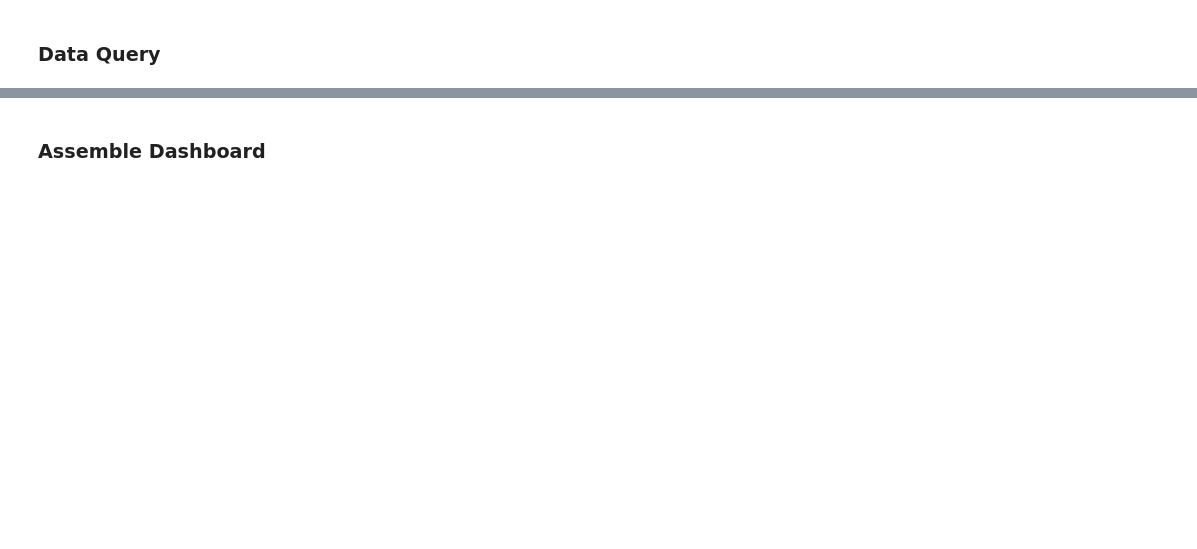
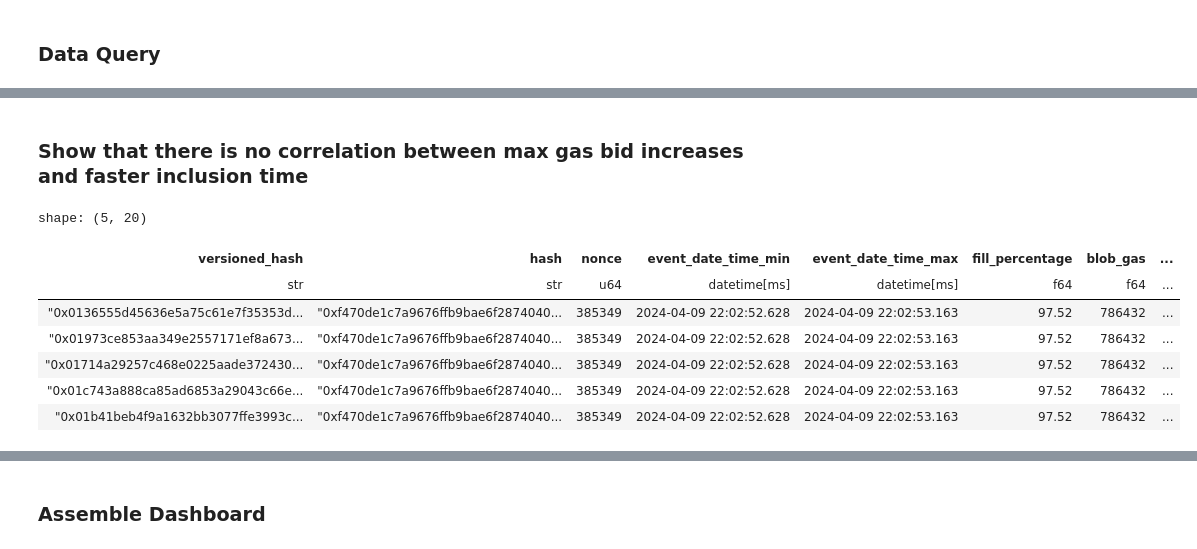
Before and after one commit to Evan-Kim2028/eip4844_blob_data, a Jupyter notebook: panel/dashboard.ipynb, the cells around one changed output, grey strips where cells are left out. Drawn from its saved outputs; the diff is of its cells as text; code cells hidden in the pictures; blank space fills up the shorter version.

```diff
--- a/panel/dashboard.ipynb
+++ b/panel/dashboard.ipynb
@@ -416,0 +38,13 @@ def create_beacon_block_inclusion_chart(canonical_blob_df: pl.DataFrame) -> hv.S
+# %% [markdown]
+### Show that there is no correlation between max gas bid increases and faster inclusion time
+# %%
+processing_df.head(5)
+# %% [output]
+shape: (5, 20)
+| versioned_hash | hash | nonce | event_date_time_min | event_date_time_max | fill_percentage | blob_gas | ... |
+| str | str | u64 | datetime[ms] | datetime[ms] | f64 | f64 | ... |
+| "0x0136555d45636e5a75c61e7f35353d... | "0xf470de1c7a9676ffb9bae6f2874040... | 385349 | 2024-04-09 22:02:52.628 | 2024-04-09 22:02:53.163 | 97.52 | 786432 | ... |
+| "0x01973ce853aa349e2557171ef8a673... | "0xf470de1c7a9676ffb9bae6f2874040... | 385349 | 2024-04-09 22:02:52.628 | 2024-04-09 22:02:53.163 | 97.52 | 786432 | ... |
+| "0x01714a29257c468e0225aade372430... | "0xf470de1c7a9676ffb9bae6f2874040... | 385349 | 2024-04-09 22:02:52.628 | 2024-04-09 22:02:53.163 | 97.52 | 786432 | ... |
+| "0x01c743a888ca85ad6853a29043c66e... | "0xf470de1c7a9676ffb9bae6f2874040... | 385349 | 2024-04-09 22:02:52.628 | 2024-04-09 22:02:53.163 | 97.52 | 786432 | ... |
+| "0x01b41beb4f9a1632bb3077ffe3993c... | "0xf470de1c7a9676ffb9bae6f2874040... | 385349 | 2024-04-09 22:02:52.628 | 2024-04-09 22:02:53.163 | 97.52 | 786432 | ... |
```
Also changed, not shown: parts of 27 cells of this notebook.
